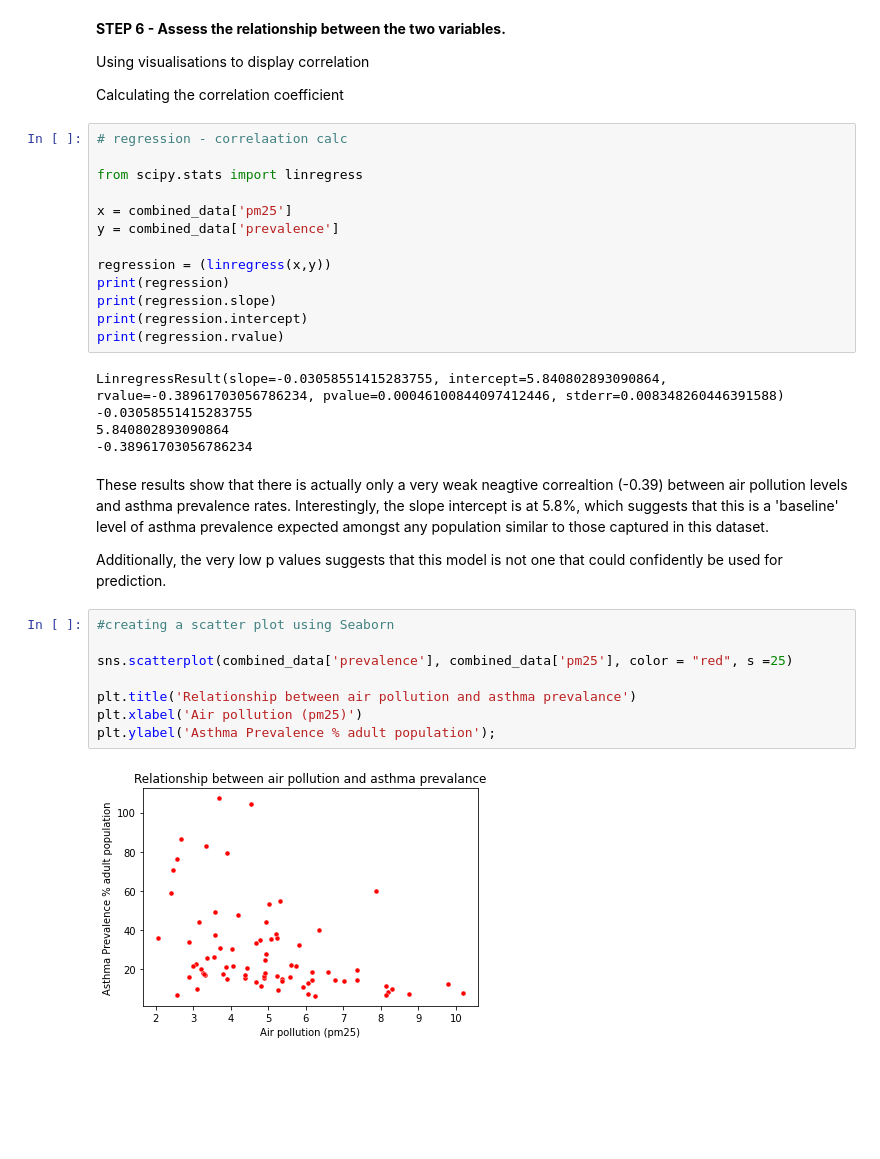
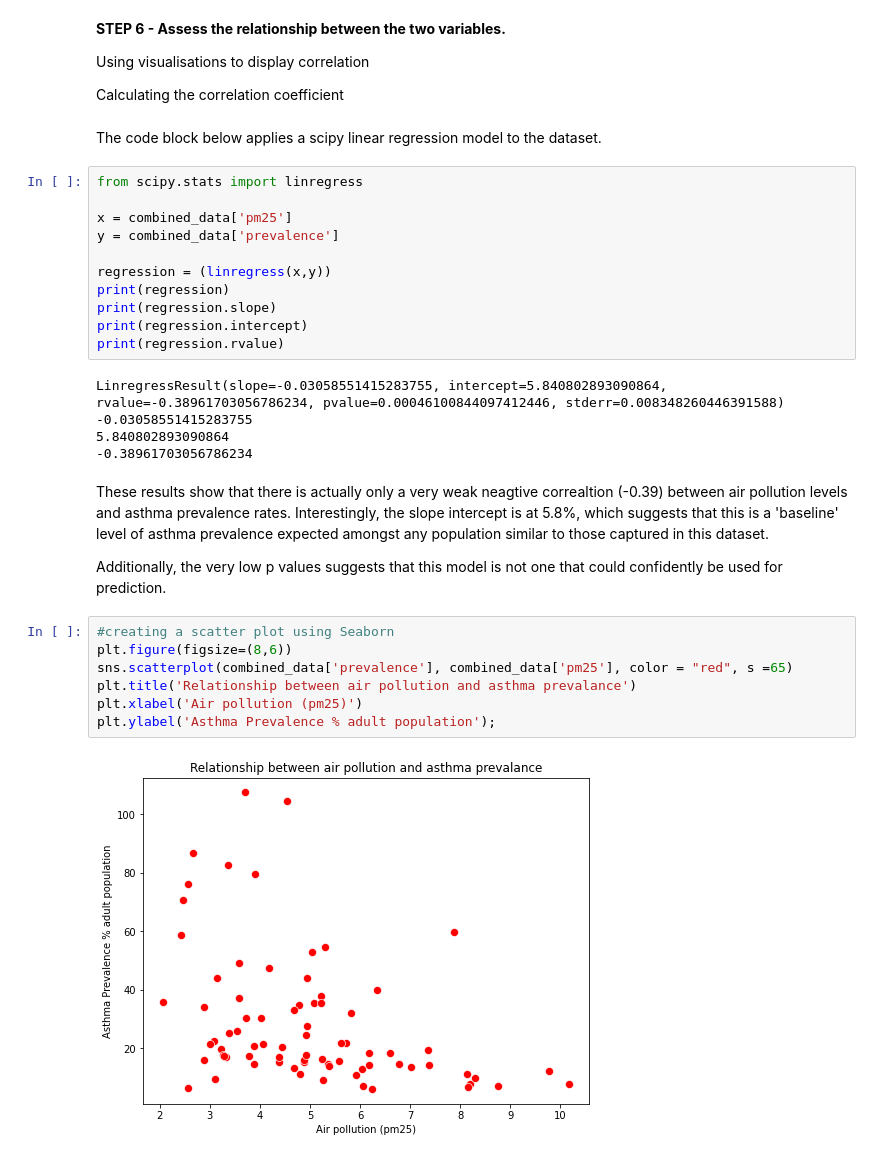
Before and after one commit to claret003/pythoncourse, a Jupyter notebook: Project.ipynb, the cells around one changed output. Cells and saved outputs as stored; diff of their text form; blank space fills up the shorter version.

```diff
--- a/Project.ipynb
+++ b/Project.ipynb
@@ -320,9 +310,9 @@ plt.show()
 Using visualisations to display correlation
 
 Calculating the correlation coefficient
+# %% [markdown]
+The code block below applies a scipy linear regression model to the dataset.
 # %%
-# regression - correlaation calc
-
 from scipy.stats import linregress
 
 x = combined_data['pm25']
@@ -344,11 +334,10 @@ These results show that there is actually only a very weak neagtive correaltion
 Additionally, the very low p values suggests that this model is not one that could confidently be used for prediction.
 # %%
 #creating a scatter plot using Seaborn
-
-sns.scatterplot(combined_data['prevalence'], combined_data['pm25'], color = "red", s =25)
-
+plt.figure(figsize=(8,6))
+sns.scatterplot(combined_data['prevalence'], combined_data['pm25'], color = "red", s =65)
 plt.title('Relationship between air pollution and asthma prevalance')
 plt.xlabel('Air pollution (pm25)')
 plt.ylabel('Asthma Prevalence % adult population');
 # %% [output]
-[figure, old version]
+[figure, new version]
```
Also changed, not shown: parts of 9 cells of this notebook.
